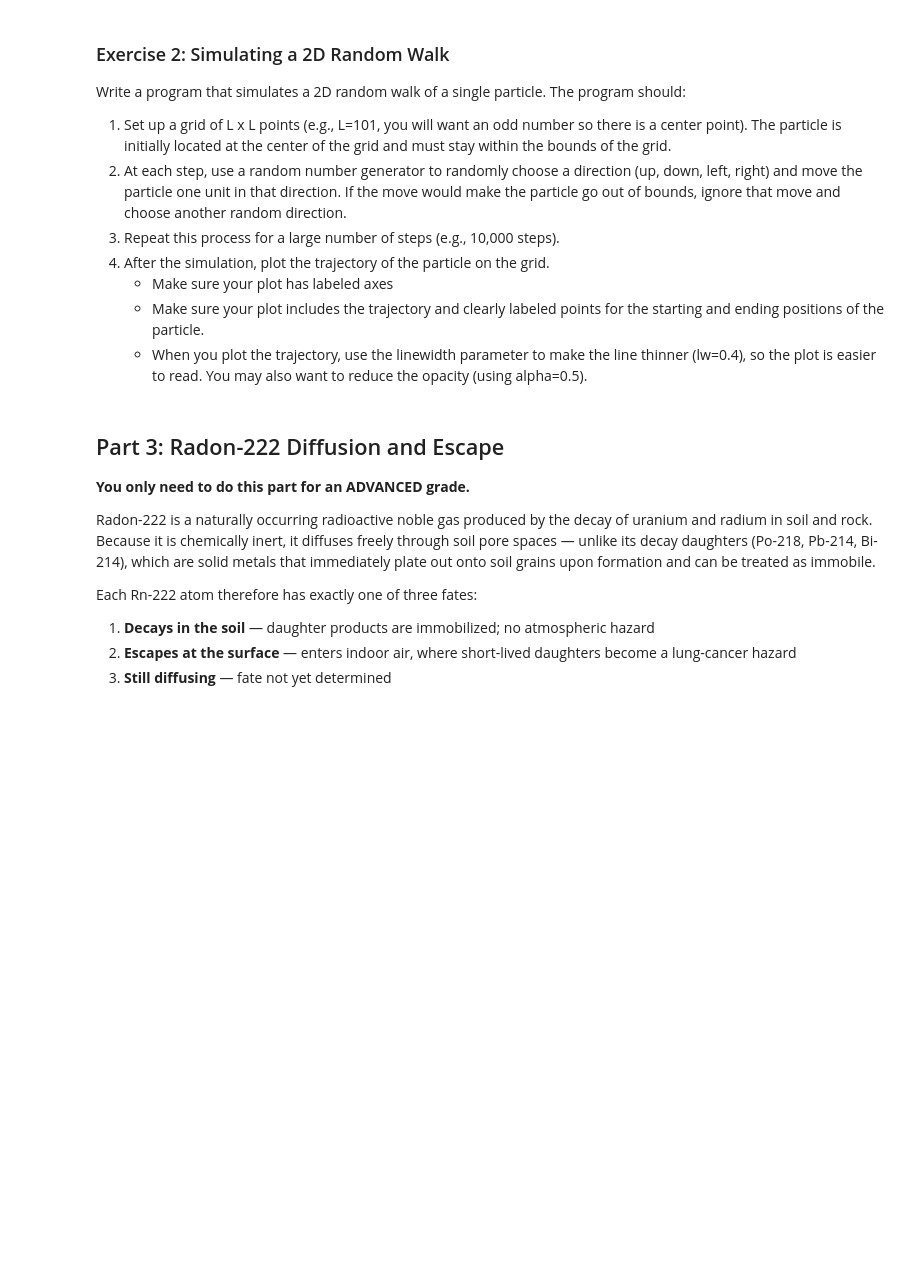
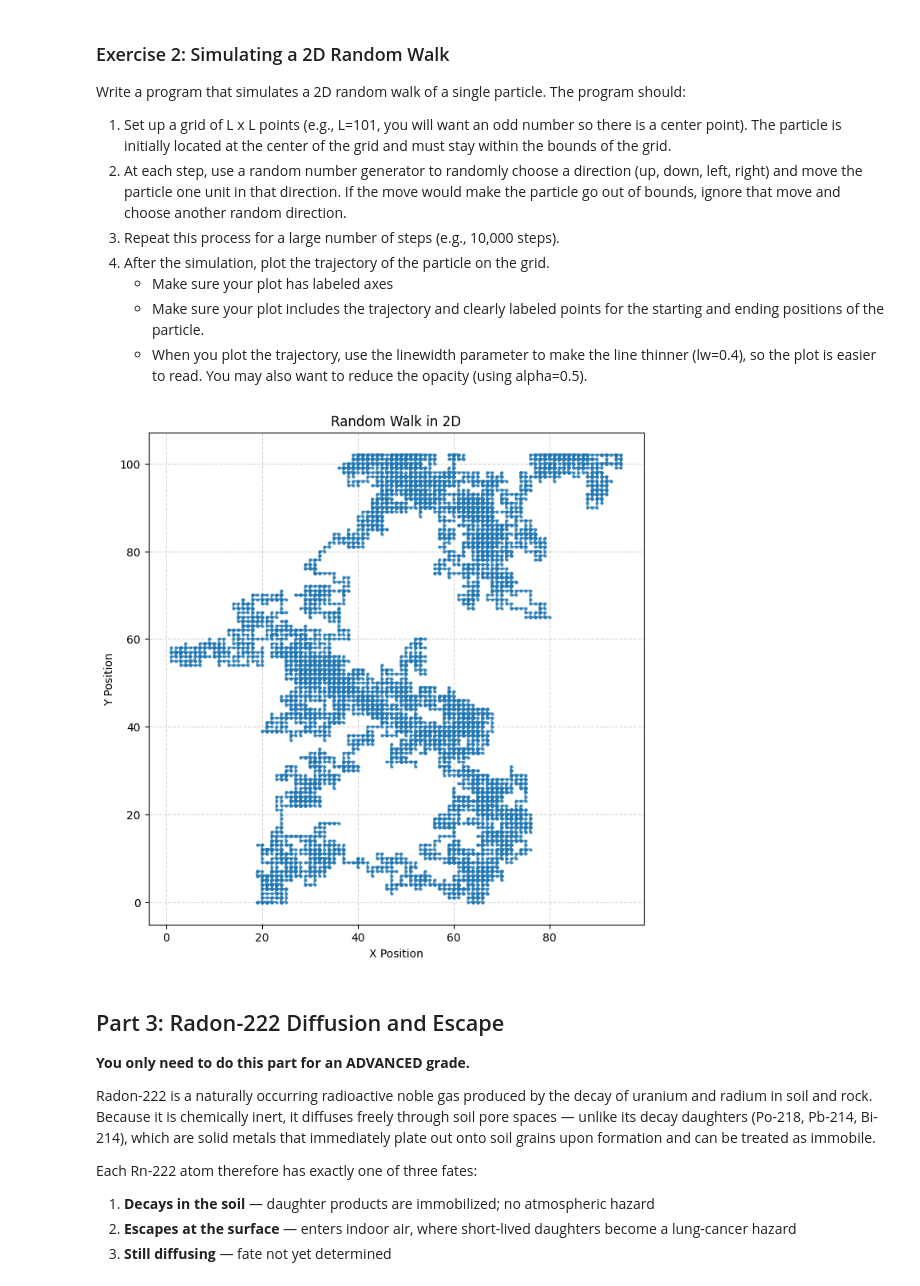
Before and after one commit to tylerrom/numerical-methods, a Jupyter notebook: assignments/week_11/random_monte_carlo.ipynb, the cells around one changed output. Drawn from its saved outputs; the diff is of its cells as text; code cells hidden in the pictures; blank space fills up the shorter version.

```diff
--- a/assignments/week_11/random_monte_carlo.ipynb
+++ b/assignments/week_11/random_monte_carlo.ipynb
@@ -106,6 +104,39 @@ Write a program that simulates a 2D random walk of a single particle. The progra
     - When you plot the trajectory, use the linewidth parameter to make the line thinner (lw=0.4), so the plot is easier to read. You may also want to reduce the opacity (using alpha=0.5).
 # %%
 # write your random walk code here
+L = 101
+x_initial, y_initial = L // 2, L // 2
+num_steps = 10000
+
+x_history = [x_initial]
+y_history = [y_initial]
+
+for step in range(num_steps):
+    direction = np.random.choice(['up', 'down', 'left', 'right'])
+    if direction == 'up' and y_initial < L+1:
+        y_initial += 1
+
+    elif direction == 'down' and y_initial > 0:
+        y_initial -= 1
+
+    elif direction == 'left' and x_initial > 0:
+        x_initial -= 1
+
+    elif direction == 'right' and x_initial < L+1:
+        x_initial += 1
+
+    y_history.append(y_initial)
+    x_history.append(x_initial)
+
+plt.figure(figsize=(8, 8))
+plt.plot(x_history, y_history, marker='o', markersize=2, linestyle='-', alpha=0.7)
+plt.title('Random Walk in 2D')
+plt.xlabel('X Position')
+plt.ylabel('Y Position')
+plt.grid(True, linestyle='--', alpha=0.5)
+plt.show()
+# %% [output]
+[figure, added]
 # %% [markdown]
 ## Part 3: Radon-222 Diffusion and Escape
 **You only need to do this part for an ADVANCED grade.**
```
Also changed, not shown: parts of 1 cell of this notebook.
